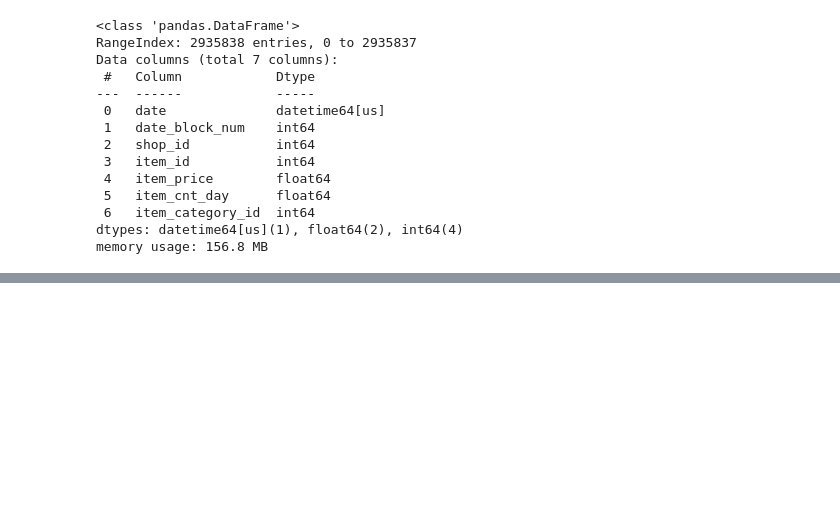
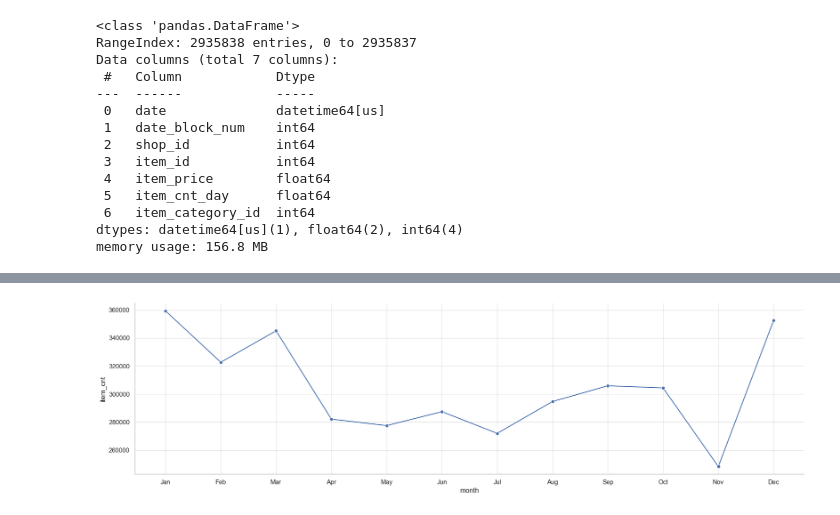
Before and after one commit to FilFilimono/innowise-projects, a Jupyter notebook: EDA/eda_analys.ipynb, the cells around one changed output, grey strips where cells are left out. Saved outputs shown, nothing was run; the diff lists cells and outputs as text; code cells hidden in the pictures; blank space fills up the shorter version.

Commit message:
make new plots, add some new features

```diff
--- a/EDA/eda_analys.ipynb
+++ b/EDA/eda_analys.ipynb
@@ -252,0 +285,18 @@ train_monthly.to_csv('../tmp/train_monthly.csv', index=False)
+# %%
+gp_month_sum = train_monthly.groupby(['month'], as_index=False).agg({
+                                                                     'item_cnt':'sum',
+                                                                     })
+# %%
+g = sns.relplot(
+    data=gp_month_sum,
+    x='month',
+    y='item_cnt',
+    kind='line',
+    aspect=3.5,
+    marker='o'
+);
+# plt.title('Total Number of Items Sold per Month', fontsize=15)
+g.set(xticks=range(12), xticklabels=['Jan', 'Feb', 'Mar', 'Apr', 'May', 'Jun', 'Jul', 'Aug', 'Sep', 'Oct', 'Nov', 'Dec'])
+plt.grid(True, alpha=0.5)
+# %% [output]
+[figure, added]
```
Also changed, not shown: parts of 30 cells of this notebook.
